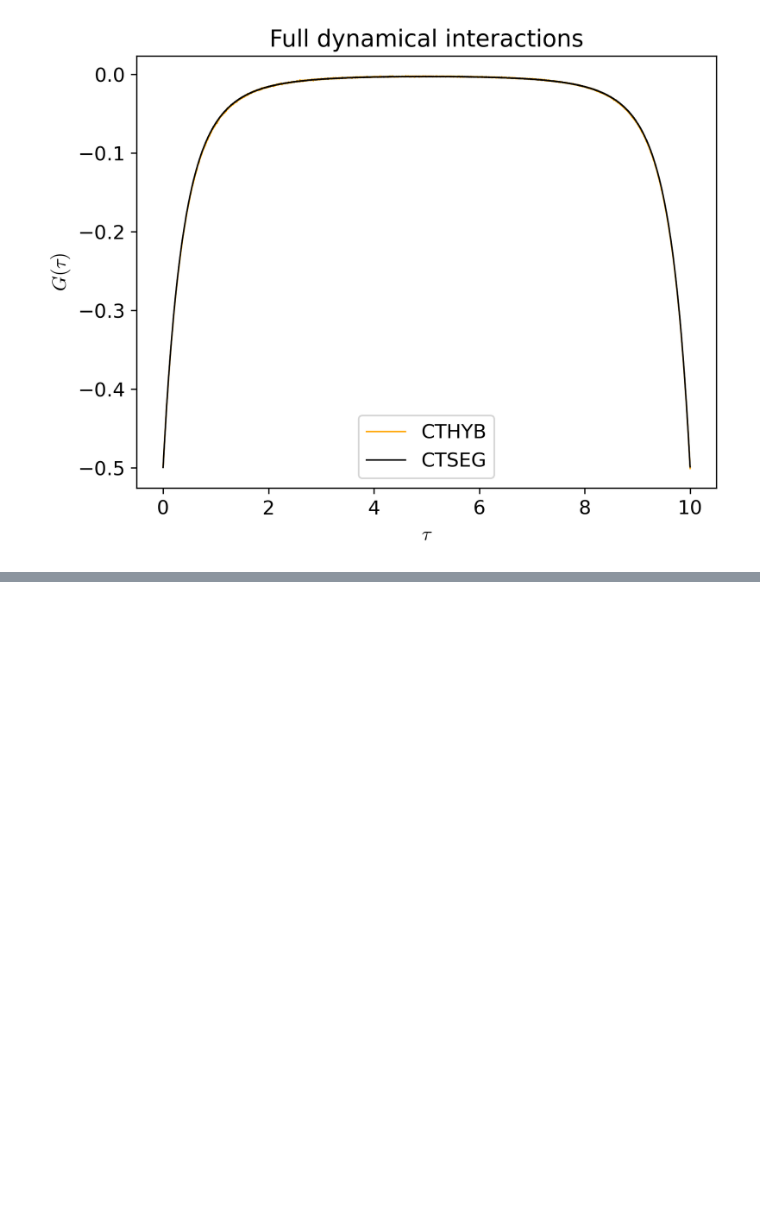
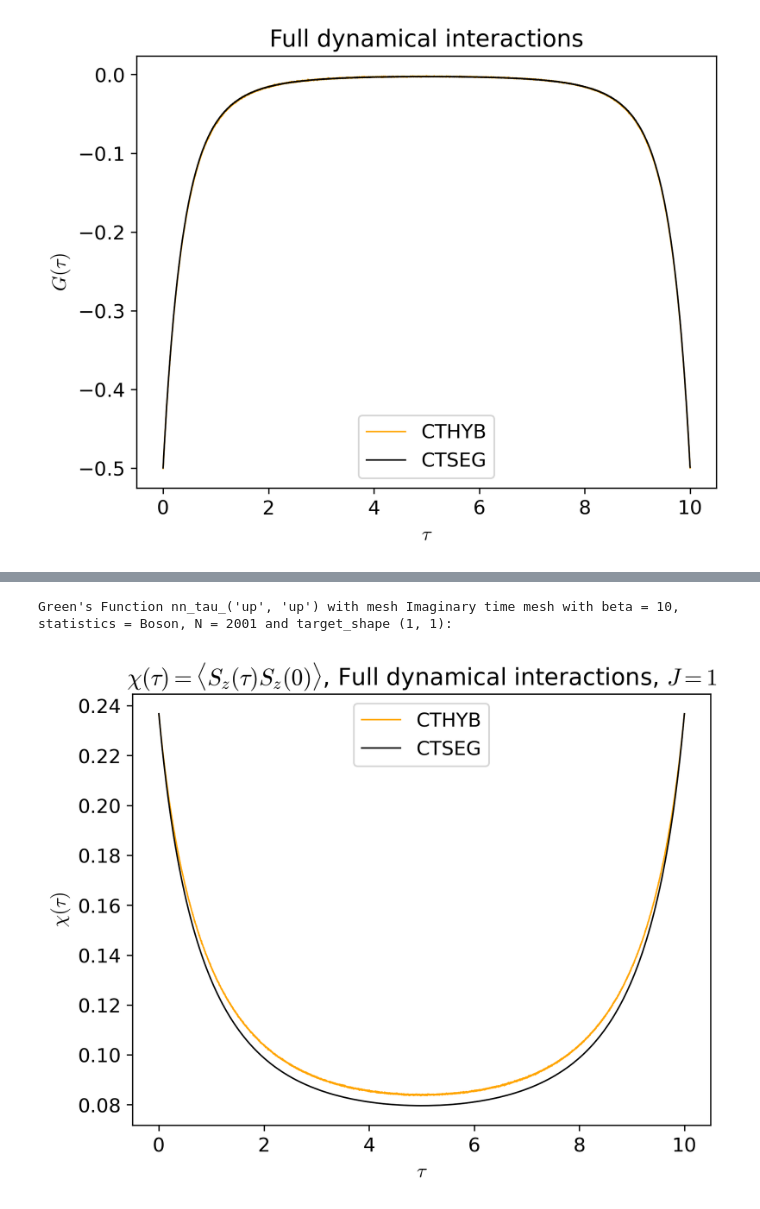
Before and after one commit to andrewkhardy/cthyb, a Jupyter notebook: benchmark/dynamic_int/CTHYB_Benchmarking.ipynb, the cells around one changed output, grey strips where cells are left out. Drawn from its saved outputs; the diff is of its cells as text; code cells hidden in the pictures; blank space fills up the shorter version.

```diff
--- a/benchmark/dynamic_int/CTHYB_Benchmarking.ipynb
+++ b/benchmark/dynamic_int/CTHYB_Benchmarking.ipynb
@@ -184,9 +226,16 @@ with HDFArchive(f"{data_ref}/ctint.ref.h5", "r") as A:
     G_tau_int = A["dmft_loop/i_001/S/G_tau"]
 
 with HDFArchive(f"{data_loc}/spin_spin_ctseg_J-1.0-U-4.0_1.0_1.0_1.0_1.0_1.0_b-10.0.h5", "r") as A:
+    print(A.keys())
     G_tau_seg = A["G_tau"]
+    d = A["perturbation_order_D"]
+    j = A["perturbation_order_J"]
+    nn = A["nn_tau"]
 with HDFArchive(f"{data_loc}/spin_spin_cthyb_J-1.0-U-4.0_1.0_1.0_1.0_1.0_1.0_b-10.0.h5", "r") as A:
+    print(A.keys())
     G_tau_hyb = A["G_tau"]
+    print(A["average_sign"], "average sign")
+    Sz = A["O_tau"]
 
 oplot(G_tau_hyb["up"].real, color="orange", linewidth = 0.9, label="CTHYB")
 oplot(G_tau_seg["up"].real, color="black", linewidth = 0.9, label="CTSEG")
@@ -198 +250,15 @@ plt.show()
 [figure]
+# %%
+nn["up", "up"   ]
+# %% [output]
+Green's Function nn_tau_('up', 'up') with mesh Imaginary time mesh with beta = 10, statistics = Boson, N = 2001 and target_shape (1, 1):
+# %%
+Sz_ctseg = 0.25*(nn["up", "up"   ] - nn["up", "down"] - nn["down", "up"] +nn["down", "down"])
+oplot(Sz.real, color="orange", linewidth = 0.9, label="CTHYB")
+oplot(Sz_ctseg.real, color="black", linewidth = 0.9, label="CTSEG")
+plt.title(r"$\chi(\tau) =\langle S_z(\tau) S_z(0) \rangle$, Full dynamical interactions, $J = 1$")
+plt.ylabel(r"$\chi(\tau)$")
+plt.legend()
+plt.show()
+# %% [output]
+[figure, added]
```
Also changed, not shown: parts of 6 cells of this notebook, 1 other file.
